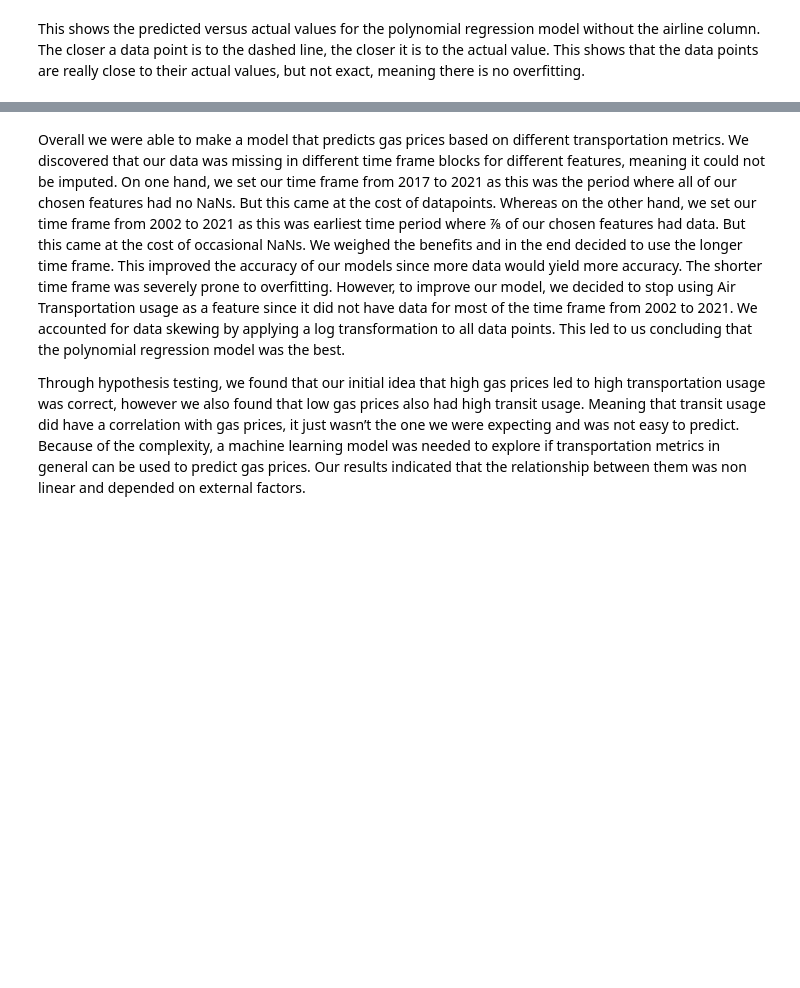
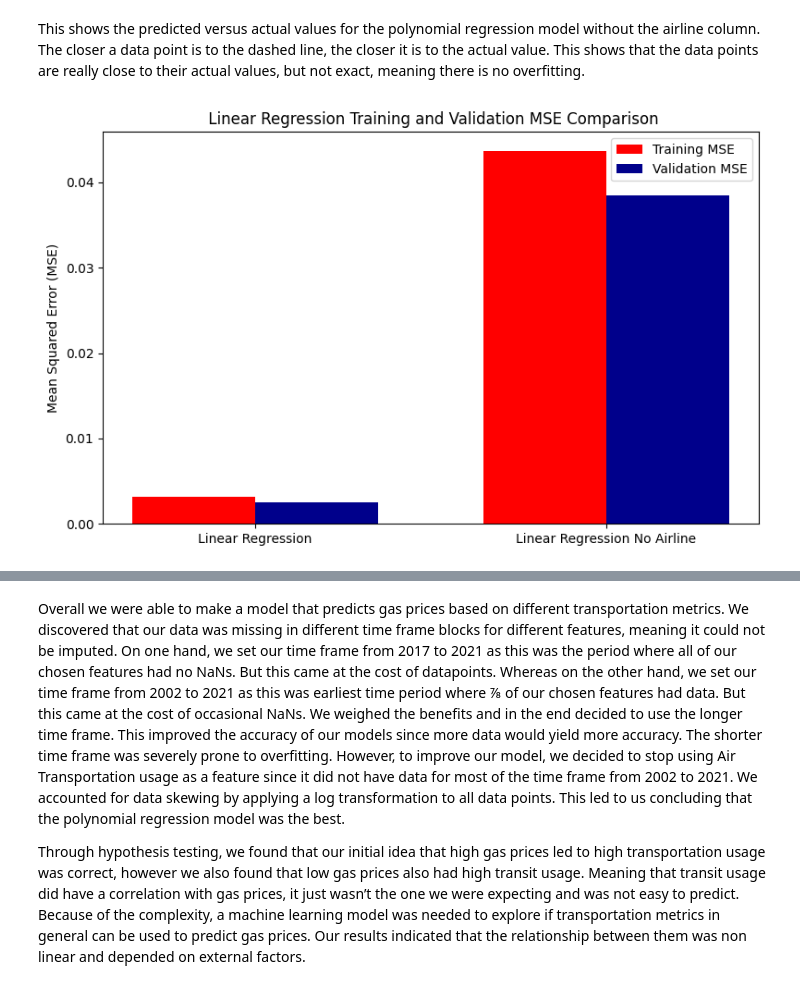
Before and after one commit to rohan-w123/CMSC320Project, a Jupyter notebook: CMSC320_Final_Project.ipynb, the cells around one changed output, grey strips where cells are left out. Drawn from its saved outputs; the diff is of its cells as text; code cells hidden in the pictures; blank space fills up the shorter version.

```diff
--- a/CMSC320_Final_Project.ipynb
+++ b/CMSC320_Final_Project.ipynb
@@ -879,8 +864,10 @@ model.fit(X_train, y_train)
 
 pred = model.predict(X_test)
 pred_train = model.predict(X_train)
-print(f"Training MSE(Mean Squared Error): {mean_squared_error(y_train, pred_train)}")
-print(f"Validation MSE(Mean Squared Error): {mean_squared_error(y_test, pred)}")
+training_mse_lrmwa = mean_squared_error(y_train, pred_train)
+validation_mse_lrmwa = mean_squared_error(y_test, pred)
+print(f"Training MSE(Mean Squared Error): {training_mse_lrmwa}")
+print(f"Validation MSE(Mean Squared Error): {validation_mse_lrmwa}")
 r_score = r2_score(y_test, pred)
 print(f"Validation R^2 score: {r_score}")
 # %% [output]
@@ -937,8 +935,11 @@ random = make_pipeline(StandardScaler(), RandomForestRegressor(random_state = 42
 random.fit(X_train, y_train)
 pred = random.predict(X_test)
 pred_train = random.predict(X_train)
-print(f"Training MSE(Mean Squared Error): {mean_squared_error(y_train, pred_train)}")
-print(f"Validation MSE(Mean Squared Error): {mean_squared_error(y_test, pred)}")
+
+training_mse_rfwa = mean_squared_error(y_train, pred_train)
+validation_mse_rfwa = mean_squared_error(y_test, pred)
+print(f"Training MSE(Mean Squared Error): {training_mse_rfwa}")
+print(f"Validation MSE(Mean Squared Error): {validation_mse_rfwa}")
 r_score = r2_score(y_test, pred)
 print(f"Validation R^2 score: {r_score}")
 # %% [output]
@@ -1005,3 +1006,74 @@ plt.show()
 [figure]
 # %% [markdown]
 This shows the predicted versus actual values for the polynomial regression model without the airline column. The closer a data point is to the dashed line, the closer it is to the actual value. This shows that the data points are really close to their actual values, but not exact, meaning there is no overfitting.
+# %%
+labels = ['Linear Regression', 'Linear Regression No Airline']
+training_mse_lr_values = [training_mse_lrm, training_mse_lrmwa]
+validation_mse_lr_values = [validation_mse_lrm, validation_mse_lrmwa]
+
+# X locations for the groups
+x = np.arange(len(labels))  # [0, 1]
+width = 0.35  # width of each bar
+
+# Create the plot
+fig, ax = plt.subplots(figsize=(8, 5))
+bars1 = ax.bar(x - width/2, training_mse_lr_values, width, label= 'Training MSE', color='Red')
+bars2 = ax.bar(x + width/2, validation_mse_lr_values, width, label='Validation MSE', color='darkblue')
+
+# Add labels and title
+ax.set_ylabel('Mean Squared Error (MSE)')
+ax.set_title(' Linear Regression Training and Validation MSE Comparison')
+ax.set_xticks(x)
+ax.set_xticklabels(labels)
+ax.legend()
+
+plt.tight_layout()
+plt.show()
+
+labels = ['Polynomial Regression', 'Polynomial Regression No Airline']
+training_mse_p_values = [training_mse_prm, training_mse_pwa]
+validation_mse_p_values = [validation_mse_prm, validation_mse_pwa]
+
+# X locations for the groups
+x = np.arange(len(labels))  # [0, 1]
+width = 0.35  # width of each bar
+
+# Create the plot
+fig, ax = plt.subplots(figsize=(8, 5))
+bars1 = ax.bar(x - width/2, training_mse_p_values, width, label= 'Training MSE', color='Red')
+bars2 = ax.bar(x + width/2, validation_mse_p_values, width, label='Validation MSE', color='darkblue')
+
+# Add labels and title
+ax.set_ylabel('Mean Squared Error (MSE)')
+ax.set_title(' Polynomial Regression Training and Validation MSE Comparison')
+ax.set_xticks(x)
+ax.set_xticklabels(labels)
+ax.legend()
+
+plt.tight_layout()
+plt.show()
+
+labels = ['Random Forrest Regression', 'Random Forest Regression No Airline']
+training_mse_rf_values = [training_mse_rf, training_mse_rfwa]
+validation_mse_rf_values = [validation_mse_rf, validation_mse_rfwa]
+
+# X locations for the groups
+x = np.arange(len(labels))  # [0, 1]
+width = 0.35  # width of each bar
+
+# Create the plot
+fig, ax = plt.subplots(figsize=(8, 5))
+bars1 = ax.bar(x - width/2, training_mse_rf_values, width, label= 'Training MSE', color='red')
+bars2 = ax.bar(x + width/2, validation_mse_rf_values, width, label='Validation MSE', color='darkblue')
+
+# Add labels and title
+ax.set_ylabel('Mean Squared Error (MSE)')
+ax.set_title(' Random Forest Regression Training and Validation MSE Comparison')
+ax.set_xticks(x)
+ax.set_xticklabels(labels)
+ax.legend()
+
+plt.tight_layout()
+plt.show()
+# %% [output]
+[figure, added]
```
Also changed, not shown: parts of 22 cells of this notebook.
